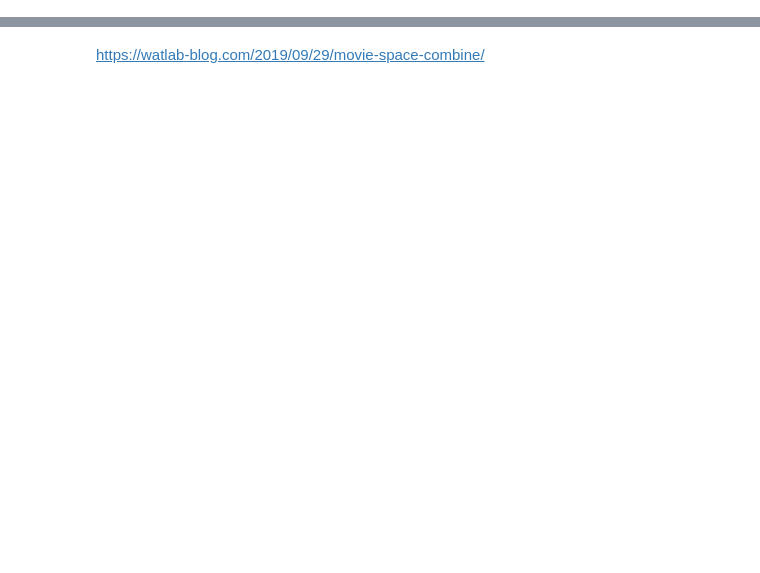
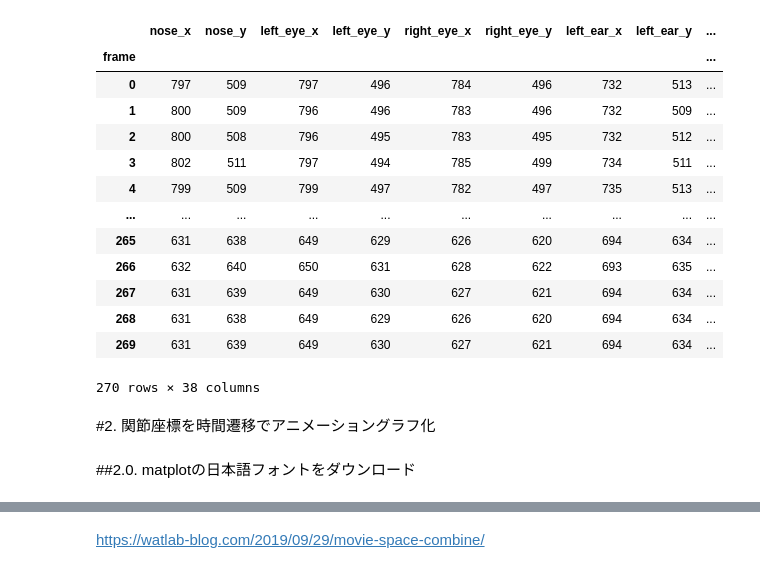
Before and after one commit to sj0054pe/pitchCV, a Jupyter notebook: src/HRNet/HRNet_AniFigure1.ipynb, the cells around one changed output, grey strips where cells are left out. Saved outputs shown, nothing was run; the diff lists cells and outputs as text; code cells hidden in the pictures; blank space fills up the shorter version.

```diff
--- a/src/HRNet/HRNet_AniFigure1.ipynb
+++ b/src/HRNet/HRNet_AniFigure1.ipynb
@@ -132,0 +127,36 @@ the directory already exists
+# %%
+import numpy as np
+#df_A
+
+def expand_bodyRegion(df_element):
+  df_element['middle_chest_x']=np.sqrt((df_element['left_shoulder_x']-df_element['right_shoulder_x'])**2)
+  df_element['middle_chest_y']=np.sqrt((df_element['left_shoulder_y']-df_element['right_shoulder_y'])**2)
+
+  df_element['from_Rhand_to_chest']=np.sqrt((df_element['middle_chest_x']- df_element['right_wrist_x'])**2+(df_element['middle_chest_x'] - df_element['right_wrist_y'])**2)
+  df_element['from_Lhand_to_chest']=np.sqrt((df_element['middle_chest_y'] - df_element['left_wrist_x'])**2+(df_element['middle_chest_y'] - df_element['left_wrist_y'])**2)
+
+  return df_element
+
+df_A=expand_bodyRegion(df_A)
+df_B=expand_bodyRegion(df_B)
+# %%
+df_A
+# %% [output]
+|  | nose_x | nose_y | left_eye_x | left_eye_y | right_eye_x | right_eye_y | left_ear_x | left_ear_y | ... |
+| frame |  |  |  |  |  |  |  |  | ... |
+| 0 | 797 | 509 | 797 | 496 | 784 | 496 | 732 | 513 | ... |
+| 1 | 800 | 509 | 796 | 496 | 783 | 496 | 732 | 509 | ... |
+| 2 | 800 | 508 | 796 | 495 | 783 | 495 | 732 | 512 | ... |
+| 3 | 802 | 511 | 797 | 494 | 785 | 499 | 734 | 511 | ... |
+| 4 | 799 | 509 | 799 | 497 | 782 | 497 | 735 | 513 | ... |
+| ... | ... | ... | ... | ... | ... | ... | ... | ... | ... |
+| 265 | 631 | 638 | 649 | 629 | 626 | 620 | 694 | 634 | ... |
+| 266 | 632 | 640 | 650 | 631 | 628 | 622 | 693 | 635 | ... |
+| 267 | 631 | 639 | 649 | 630 | 627 | 621 | 694 | 634 | ... |
+| 268 | 631 | 638 | 649 | 629 | 626 | 620 | 694 | 634 | ... |
+| 269 | 631 | 639 | 649 | 630 | 627 | 621 | 694 | 634 | ... |
+270 rows × 38 columns
+# %% [markdown]
+#2. 関節座標を時間遷移でアニメーショングラフ化
+# %% [markdown]
+##2.0. matplotの日本語フォントをダウンロード
```
Also changed, not shown: parts of 28 cells of this notebook.
